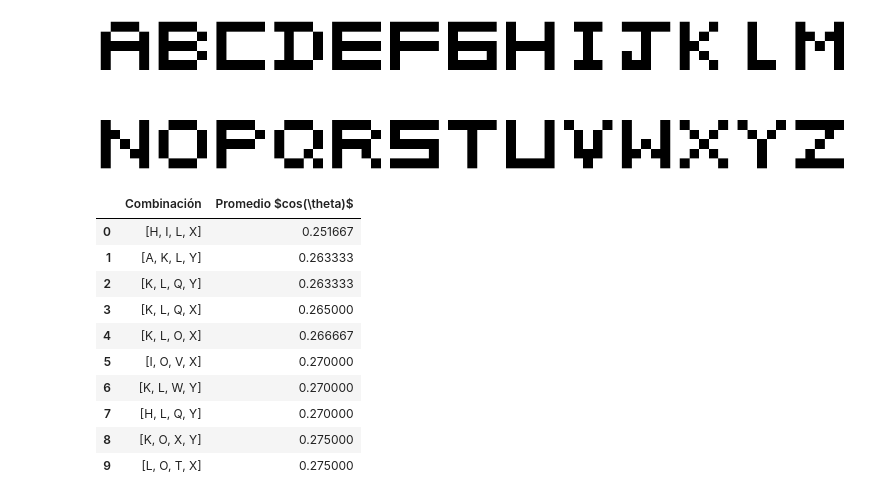
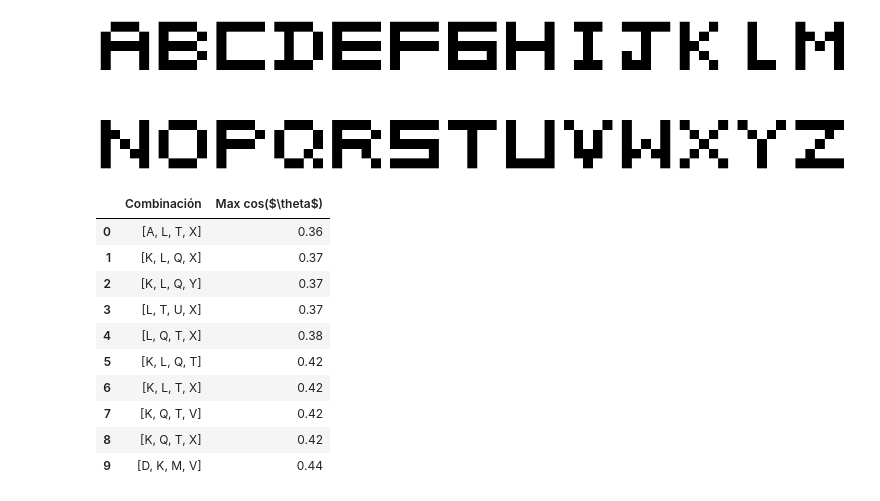
Before and after one commit to Natu17/TPs_SIA, a Jupyter notebook: TP4/ej2.ipynb, the cells around one changed output. Drawn from its saved outputs; the diff is of its cells as text; code cells hidden in the pictures.

```diff
--- a/TP4/ej2.ipynb
+++ b/TP4/ej2.ipynb
@@ -28,44 +28,45 @@ for i, value1 in enumerate(alphabet.values()):
         l1 = np.array(value1).ravel()
         l2 = np.array(value2).ravel()
         distance = round(
-            np.dot(l1, l2)/np.linalg.norm(l1)/np.linalg.norm(l2), 2)
+            np.dot(l1, l2)/(np.linalg.norm(l1)*np.linalg.norm(l2)), 2)
         distances[i, j] = distance
 # %%
 groups = list(itertools.combinations(range(len(alphabet)),r=4))
 
 scores = []
 
 for g in groups:
-    score = 0
-    for i in g:
-        for j in g:
-            score += distances[i,j]
-    score -= len(g) #resto la diagonal
-    score /= 2 #divido por 2 por que es una matriz triangular
-    score /= (len(g)**2 - len(g))/2 # cantidad de elementos en una matriz triangular
-    scores.append(score)
+
+    score = distances[np.ix_(g,g)]
+    np.fill_diagonal(score, 0)
+    score = score.max()
+    #score = np.sum(score)
+    #area = len(g)**2 - len(g)
+    #score /= 2*area
+    scores.append(round(score,2))
+
 
 data = list(zip(groups, scores))
 
 data = sorted(data, key = lambda x: x[1])
 
 chars = [np.array(list(alphabet.keys()))[list(d[0])] for d in data ]
 scores =[d[1] for d in data ]
 
 data2 = list(zip(chars, scores))
 
-df = pd.DataFrame(data2, columns=["Combinación", "Promedio $cos(\theta)$"])
+df = pd.DataFrame(data2, columns=["Combinación", "Max cos($\theta$)"])
 
 df.head(n=10)
 # %% [output]
-|  | Combinación | Promedio $cos(\theta)$ |
-| 0 | [H, I, L, X] | 0.251667 |
-| 1 | [A, K, L, Y] | 0.263333 |
-| 2 | [K, L, Q, Y] | 0.263333 |
-| 3 | [K, L, Q, X] | 0.265000 |
-| 4 | [K, L, O, X] | 0.266667 |
-| 5 | [I, O, V, X] | 0.270000 |
-| 6 | [K, L, W, Y] | 0.270000 |
-| 7 | [H, L, Q, Y] | 0.270000 |
-| 8 | [K, O, X, Y] | 0.275000 |
-| 9 | [L, O, T, X] | 0.275000 |
+|  | Combinación | Max cos($\theta$) |
+| 0 | [A, L, T, X] | 0.36 |
+| 1 | [K, L, Q, X] | 0.37 |
+| 2 | [K, L, Q, Y] | 0.37 |
+| 3 | [L, T, U, X] | 0.37 |
+| 4 | [L, Q, T, X] | 0.38 |
+| 5 | [K, L, Q, T] | 0.42 |
+| 6 | [K, L, T, X] | 0.42 |
+| 7 | [K, Q, T, V] | 0.42 |
+| 8 | [K, Q, T, X] | 0.42 |
+| 9 | [D, K, M, V] | 0.44 |
```
Also changed, not shown: parts of 7 cells of this notebook, 5 other files.
